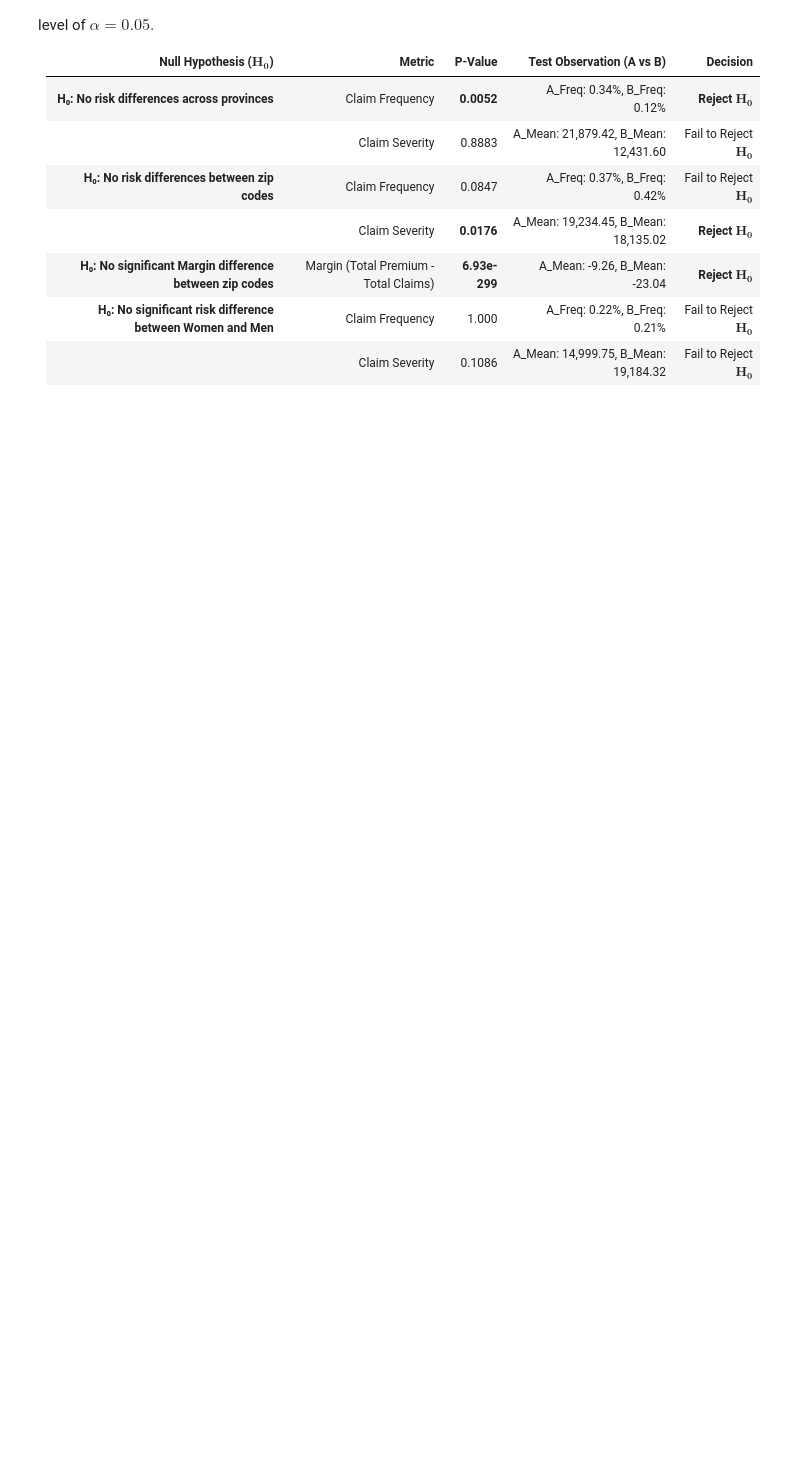
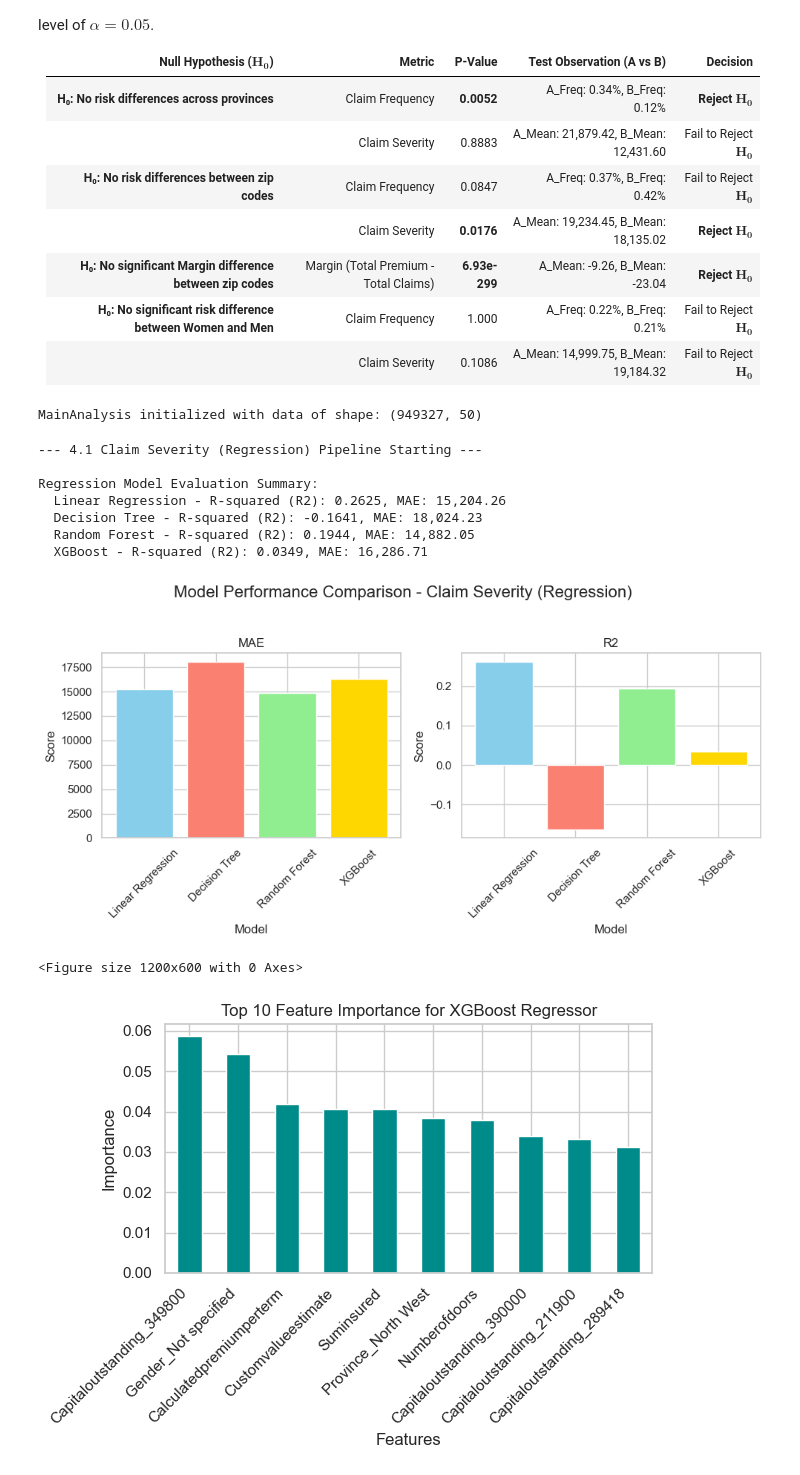
Before and after one commit to birhanu-ma/Insurance-Risk-Analysis, a Jupyter notebook: notebook/Insurance_data_anlysis.ipynb, the cells around one changed output. Cells and saved outputs as stored; diff of their text form; code cells hidden in the pictures; blank space fills up the shorter version.

Commit message:
feat: model impementation

```diff
--- a/notebook/Insurance_data_anlysis.ipynb
+++ b/notebook/Insurance_data_anlysis.ipynb
@@ -308,3 +322,26 @@ The following table summarizes the acceptance or rejection of the Null Hypothese
 | **H₀: No significant Margin difference between zip codes** | Margin (Total Premium - Total Claims) | **6.93e-299** | A_Mean: -9.26, B_Mean: -23.04 | **Reject $\mathbf{H_0}$** |
 | **H₀: No significant risk difference between Women and Men** | Claim Frequency | 1.000 | A_Freq: 0.22%, B_Freq: 0.21% | Fail to Reject $\mathbf{H_0}$ |
 | | Claim Severity | 0.1086 | A_Mean: 14,999.75, B_Mean: 19,184.32 | Fail to Reject $\mathbf{H_0}$ |
+# %%
+mainAnalysis = MainAnalysis(dataProfile.df)
+# %% [output]
+MainAnalysis initialized with data of shape: (949327, 50)
+# %%
+# Cell 2: Run the entire Severity Modeling Pipeline
+
+# Call the method to run the regression model
+severity_results = mainAnalysis.run_severity_model()
+
+# Access results if needed, e.g., the best model or feature names
+# best_severity_model = severity_results['xgb_model']
+# %% [output]
+--- 4.1 Claim Severity (Regression) Pipeline Starting ---
+
+Regression Model Evaluation Summary:
+  Linear Regression - R-squared (R2): 0.2625, MAE: 15,204.26
+  Decision Tree - R-squared (R2): -0.1641, MAE: 18,024.23
+  Random Forest - R-squared (R2): 0.1944, MAE: 14,882.05
+  XGBoost - R-squared (R2): 0.0349, MAE: 16,286.71
+[figure, added]
+<Figure size 1200x600 with 0 Axes>
+[figure, added]
```
Also changed, not shown: parts of 5 cells of this notebook.
